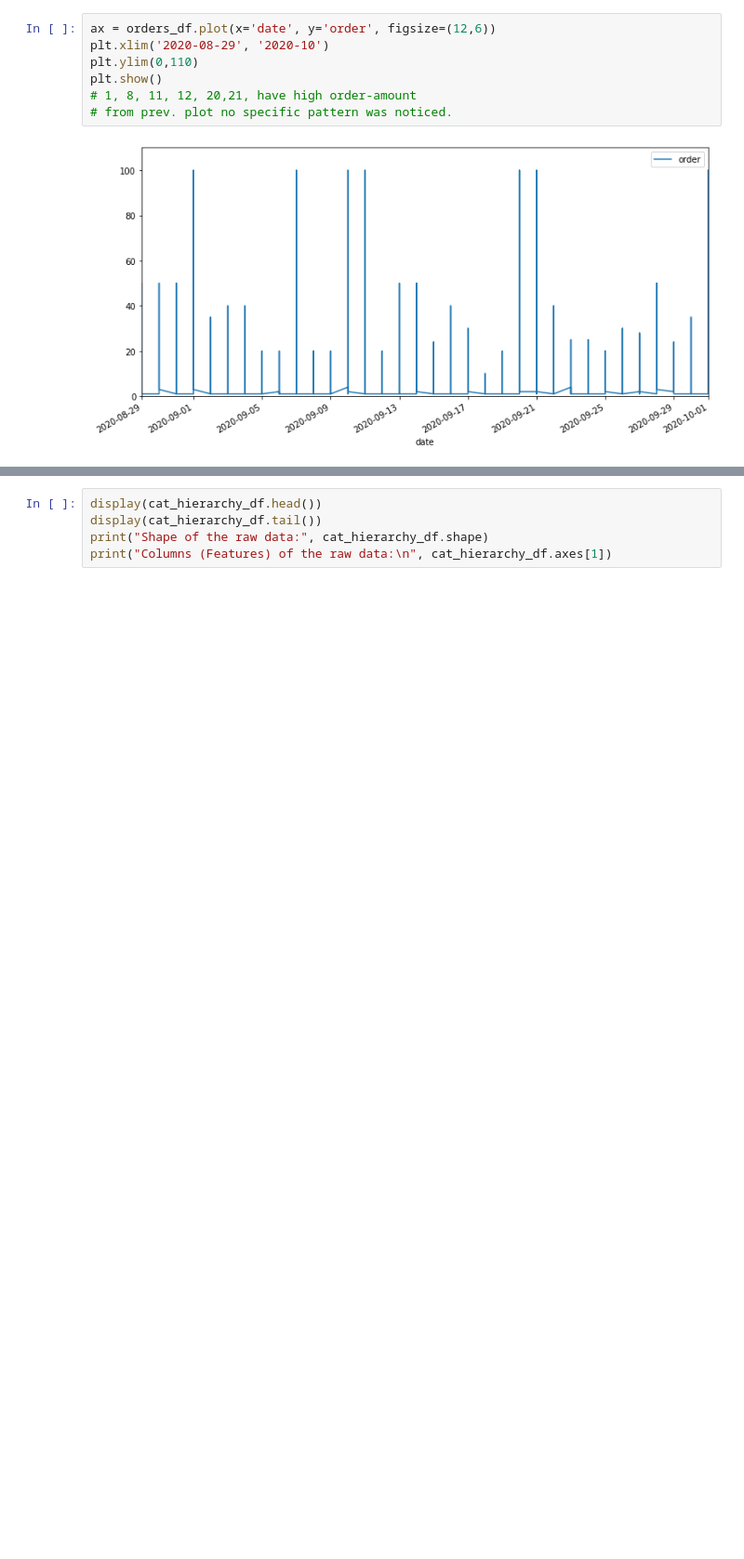
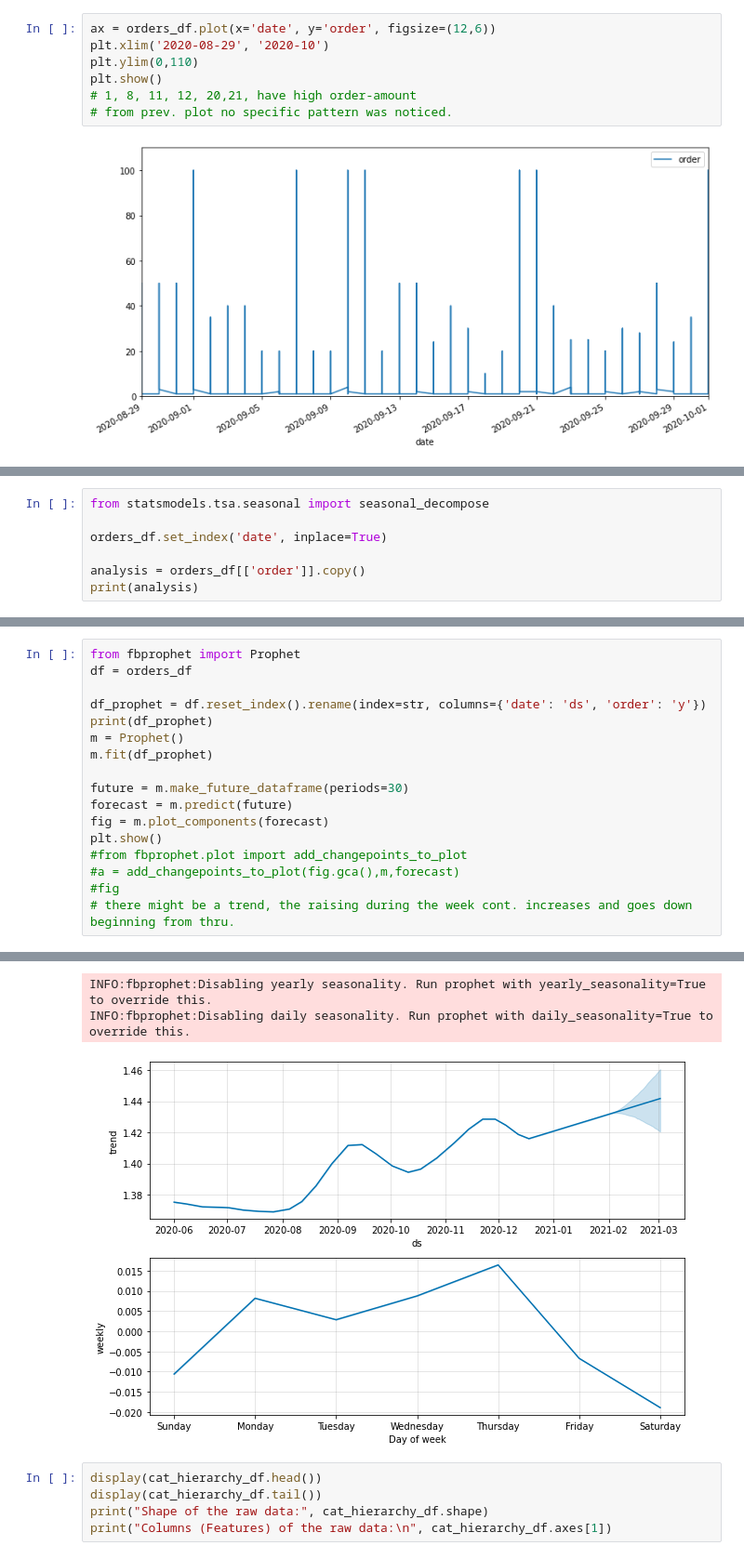
Before and after one commit to PetSchwind/DMC2022, a Jupyter notebook: notebooks/preprocessing.ipynb, the cells around one changed output, grey strips where cells are left out. Shown at 93% size. Drawn from its saved outputs; the diff is of its cells as text; blank space fills up the shorter version.

```diff
--- a/notebooks/preprocessing.ipynb
+++ b/notebooks/preprocessing.ipynb
@@ -292,0 +306,7 @@ plt.show()
+# %%
+from statsmodels.tsa.seasonal import seasonal_decompose
+
+orders_df.set_index('date', inplace=True)
+
+analysis = orders_df[['order']].copy()
+print(analysis)
@@ -292,0 +343,18 @@ plt.show()
+# %%
+from fbprophet import Prophet
+df = orders_df
+
+df_prophet = df.reset_index().rename(index=str, columns={'date': 'ds', 'order': 'y'})
+print(df_prophet)
+m = Prophet()
+m.fit(df_prophet)
+
+future = m.make_future_dataframe(periods=30)
+forecast = m.predict(future)
+fig = m.plot_components(forecast)
+plt.show()
+#from fbprophet.plot import add_changepoints_to_plot
+#a = add_changepoints_to_plot(fig.gca(),m,forecast)
+#fig
+# there might be a trend, the raising during the week cont. increases and goes down beginning from thru.
+# %% [output]
@@ -293,3 +375,6 @@ plt.show()
+INFO:fbprophet:Disabling yearly seasonality. Run prophet with yearly_seasonality=True to override this.
+INFO:fbprophet:Disabling daily seasonality. Run prophet with daily_seasonality=True to override this.
+[figure, added]
 # %%
 display(cat_hierarchy_df.head())
 display(cat_hierarchy_df.tail())
```
Also changed, not shown: parts of 17 cells of this notebook.
